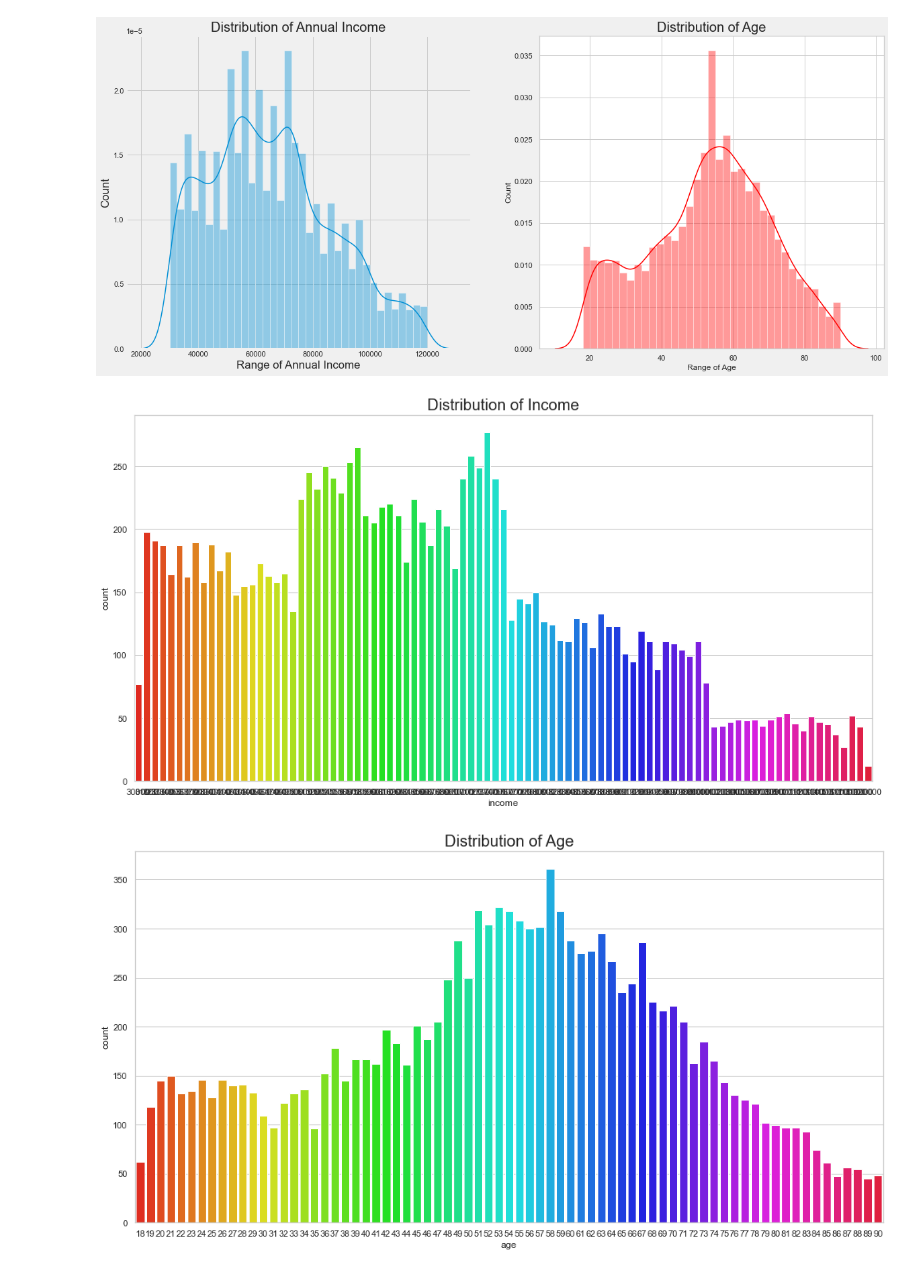
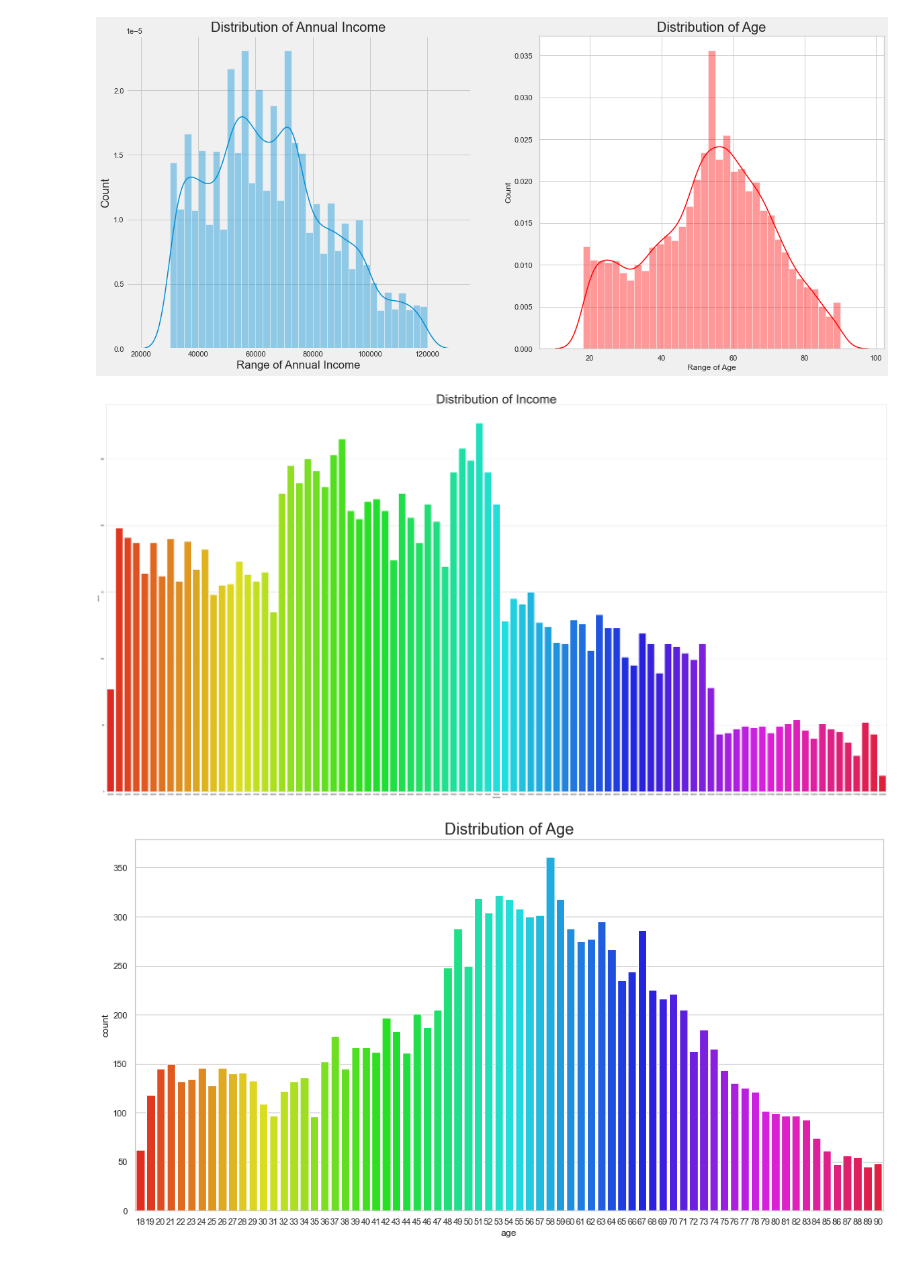
Before and after one commit to Solrys/Instacart-Analysis-by-Pandavas, a Jupyter notebook: graphing final customer.ipynb, the cells around one changed output. Drawn from its saved outputs; the diff is of its cells as text; code cells hidden in the pictures.

```diff
--- a/graphing final customer.ipynb
+++ b/graphing final customer.ipynb
@@ -22,7 +22,7 @@ import plotly.figure_factory as ff
 import os
 # %%
 # importing the dataset
-data = pd.read_csv('data/final_customer.csv')
+data = pd.read_csv('data/absolute_final_customer.csv')
 
 dat = ff.create_table(data.head())
 
@@ -98,12 +98,12 @@ plt.show()
 # %% [output]
 [figure]
 # %%
-plt.rcParams['figure.figsize'] = (15, 8)
+plt.rcParams['figure.figsize'] = (60, 32)
 sns.countplot(data['income'], palette = 'hsv')
-plt.title('Distribution of Income', fontsize = 20)
+plt.title('Distribution of Income', fontsize = 60)
 plt.show()
 # %% [output]
-[figure, old version]
+[figure, new version]
 # %%
 plt.rcParams['figure.figsize'] = (15, 8)
 sns.countplot(data['age'], palette = 'hsv')
```
Also changed, not shown: parts of 5 cells of this notebook, 14 other files.
